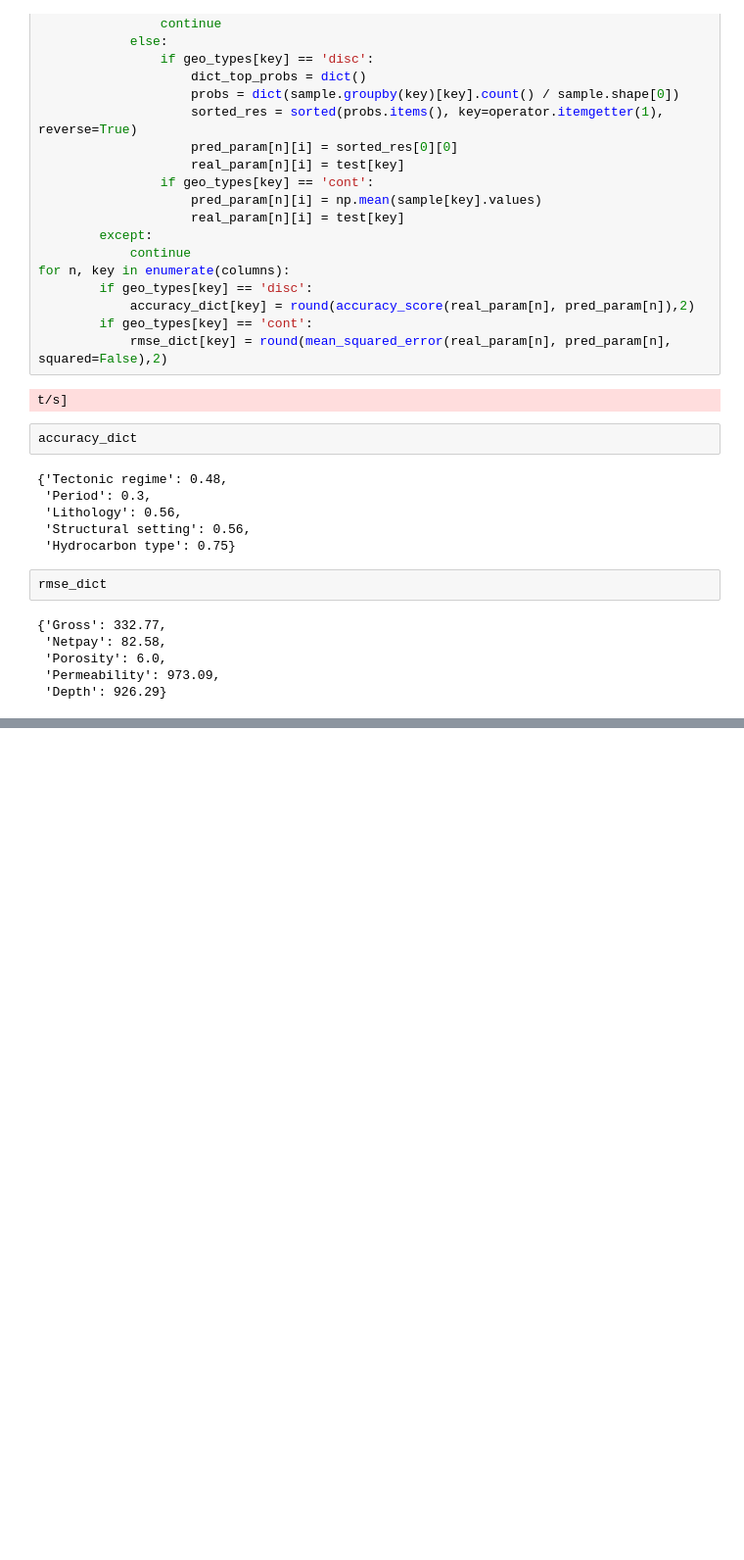
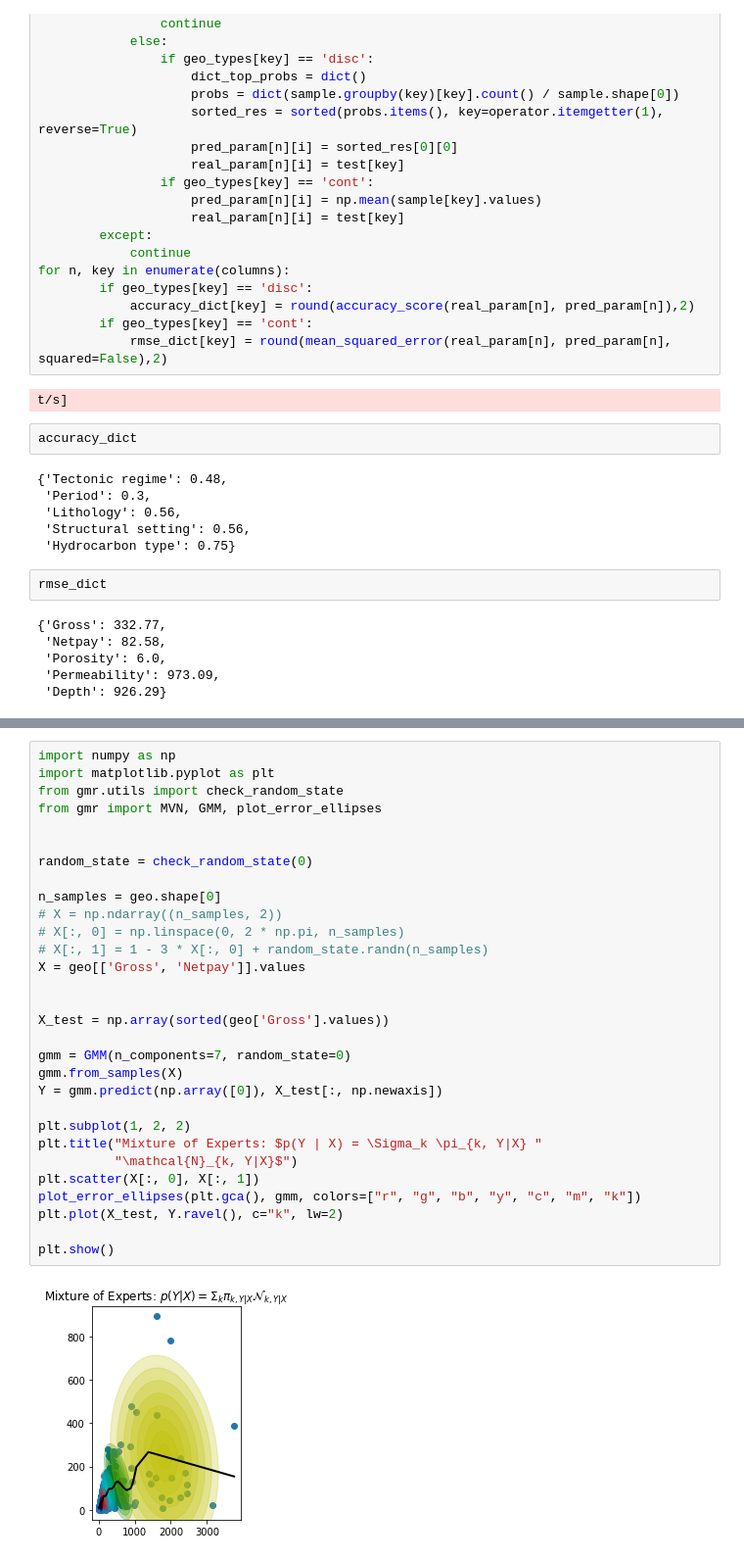
Before and after one commit to aimclub/BAMT, a Jupyter notebook: experiments/gmm_experiments.ipynb, the cells around one changed output, grey strips where cells are left out. Shown: that part at 98% size. Saved outputs shown, nothing was run; the diff lists cells and outputs as text; blank space fills up the shorter version.

```diff
--- a/experiments/gmm_experiments.ipynb
+++ b/experiments/gmm_experiments.ipynb
@@ -282,0 +348,32 @@ rmse_dict
+# %%
+import numpy as np
+import matplotlib.pyplot as plt
+from gmr.utils import check_random_state
+from gmr import MVN, GMM, plot_error_ellipses
+
+
+random_state = check_random_state(0)
+
+n_samples = geo.shape[0]
+# X = np.ndarray((n_samples, 2))
+# X[:, 0] = np.linspace(0, 2 * np.pi, n_samples)
+# X[:, 1] = 1 - 3 * X[:, 0] + random_state.randn(n_samples)
+X = geo[['Gross', 'Netpay']].values
+
+
+X_test = np.array(sorted(geo['Gross'].values))
+
+gmm = GMM(n_components=7, random_state=0)
+gmm.from_samples(X)
+Y = gmm.predict(np.array([0]), X_test[:, np.newaxis])
+
+plt.subplot(1, 2, 2)
+plt.title("Mixture of Experts: $p(Y | X) = \Sigma_k \pi_{k, Y|X} "
+          "\mathcal{N}_{k, Y|X}$")
+plt.scatter(X[:, 0], X[:, 1])
+plot_error_ellipses(plt.gca(), gmm, colors=["r", "g", "b", "y", "c", "m", "k"])
+plt.plot(X_test, Y.ravel(), c="k", lw=2)
+
+plt.show()
+# %% [output]
+[figure, added]
```
Also changed, not shown: parts of 8 cells of this notebook, 1 other file.
